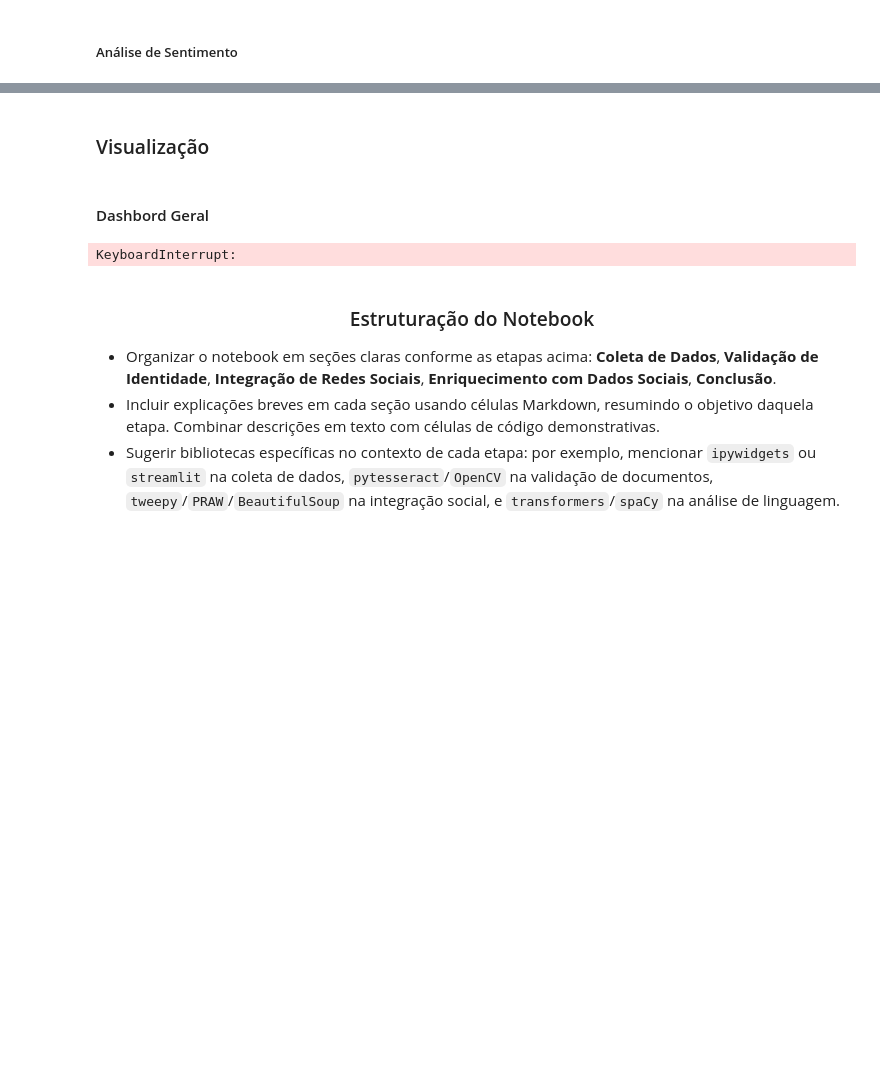
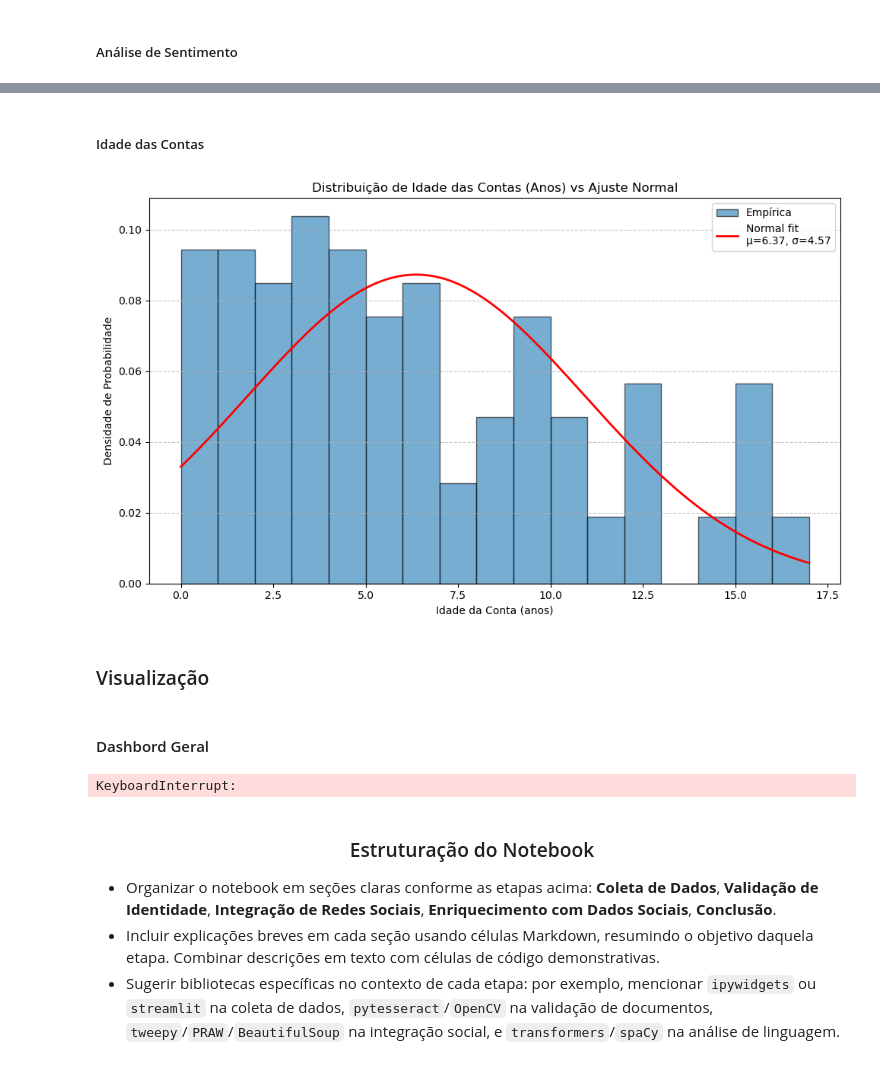
Before and after one commit to LMolinaro01/FURIA_KnowYourFan, a Jupyter notebook: Análise_Geral.ipynb, the cells around one changed output, grey strips where cells are left out. Saved outputs shown, nothing was run; the diff lists cells and outputs as text; code cells hidden in the pictures; blank space fills up the shorter version.

```diff
--- a/Análise_Geral.ipynb
+++ b/Análise_Geral.ipynb
@@ -868,3 +1180,54 @@ for canal, grupo in top_comentarios_canal.groupby('channel_name'):
+# %% [markdown]
+##### Idade das Contas
+# %%
+import json
+import pandas as pd
+import numpy as np
+import matplotlib.pyplot as plt
+
+# ====== 1. Carrega os dados JSON ======
+with open('form_data/tweets_furia.json', 'r', encoding='utf-8') as f:
+    data = json.load(f)
+df = pd.DataFrame(data)
+
+# ====== 2. Converte e calcula idade das contas ======
+df['account_created_at'] = pd.to_datetime(
+    df['user'].apply(lambda u: u.get('created_at') if isinstance(u, dict) else None),
+    utc=True,
+    errors='coerce'
+)
+df = df[df['account_created_at'].notna()]
+hoje = pd.Timestamp('2025-05-01 00:00:00', tz='UTC')
+df['age_years'] = (hoje - df['account_created_at']).dt.days / 365.25
+unicos = df.drop_duplicates(subset=['author_id']).copy()
+
+# ====== 3. Extrai as idades ======
+ages = unicos['age_years']
+
+# ====== 4. Plota histograma com densidade ======
+plt.figure(figsize=(10,6))
+# histogramas normalizados (área = 1)
+counts, bins, patches = plt.hist(ages, bins=range(0, int(ages.max())+2),
+                                 density=True, alpha=0.6, edgecolor='black',
+                                 label='Empírica')
+
+# ====== 5. Ajusta distribuição normal ======
+mean, std = ages.mean(), ages.std()
+x = np.linspace(bins[0], bins[-1], 200)
+normal_pdf = (1 / (std * np.sqrt(2 * np.pi))) * np.exp(-0.5 * ((x - mean) / std)**2)
+
+plt.plot(x, normal_pdf, 'r-', linewidth=2, label=f'Normal fit\nμ={mean:.2f}, σ={std:.2f}')
+
+# ====== 6. Formatação ======
+plt.title('Distribuição de Idade das Contas (Anos) vs Ajuste Normal')
+plt.xlabel('Idade da Conta (anos)')
+plt.ylabel('Densidade de Probabilidade')
+plt.legend()
+plt.grid(axis='y', linestyle='--', alpha=0.7)
+plt.tight_layout()
+plt.show()
+# %% [output]
+[figure, added]
 # %% [markdown]
 ### Visualização
 # %% [markdown]
```
Also changed, not shown: parts of 15 cells of this notebook.
